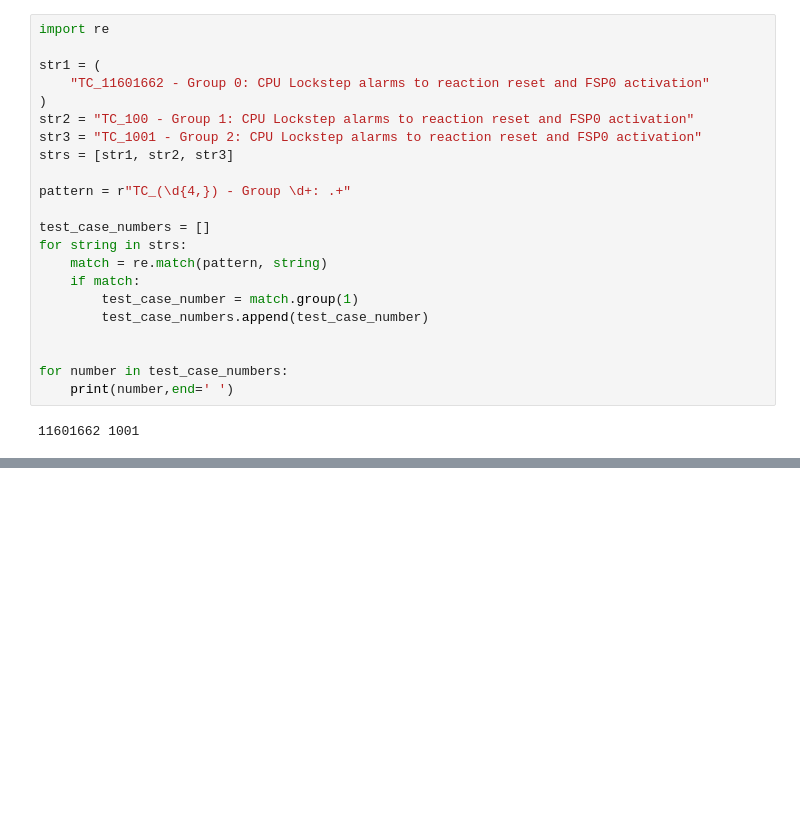
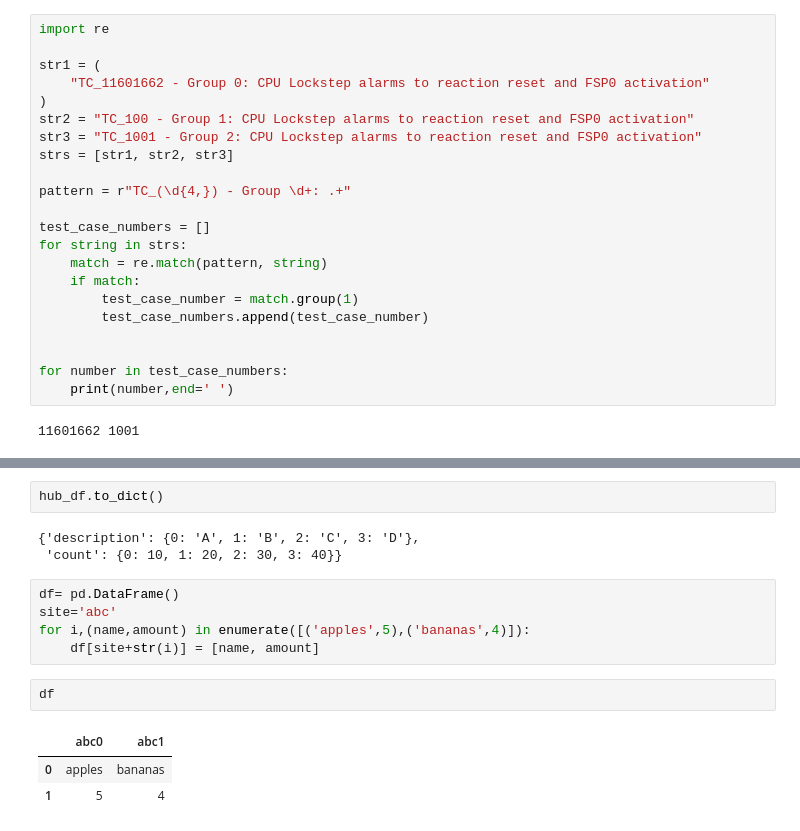
Before and after one commit to arpheno/factorython, a Jupyter notebook: Untitled.ipynb, the cells around one changed output, grey strips where cells are left out. Drawn from its saved outputs; the diff is of its cells as text; blank space fills up the shorter version.

```diff
--- a/Untitled.ipynb
+++ b/Untitled.ipynb
@@ -100,0 +163,16 @@ for number in test_case_numbers:
+# %%
+hub_df.to_dict()
+# %% [output]
+{'description': {0: 'A', 1: 'B', 2: 'C', 3: 'D'},
+ 'count': {0: 10, 1: 20, 2: 30, 3: 40}}
+# %%
+df= pd.DataFrame()
+site='abc'
+for i,(name,amount) in enumerate([('apples',5),('bananas',4)]):
+    df[site+str(i)] = [name, amount]
+# %%
+df
+# %% [output]
+|  | abc0 | abc1 |
+| 0 | apples | bananas |
+| 1 | 5 | 4 |
```
Also changed, not shown: parts of 14 cells of this notebook, 39 other files.
